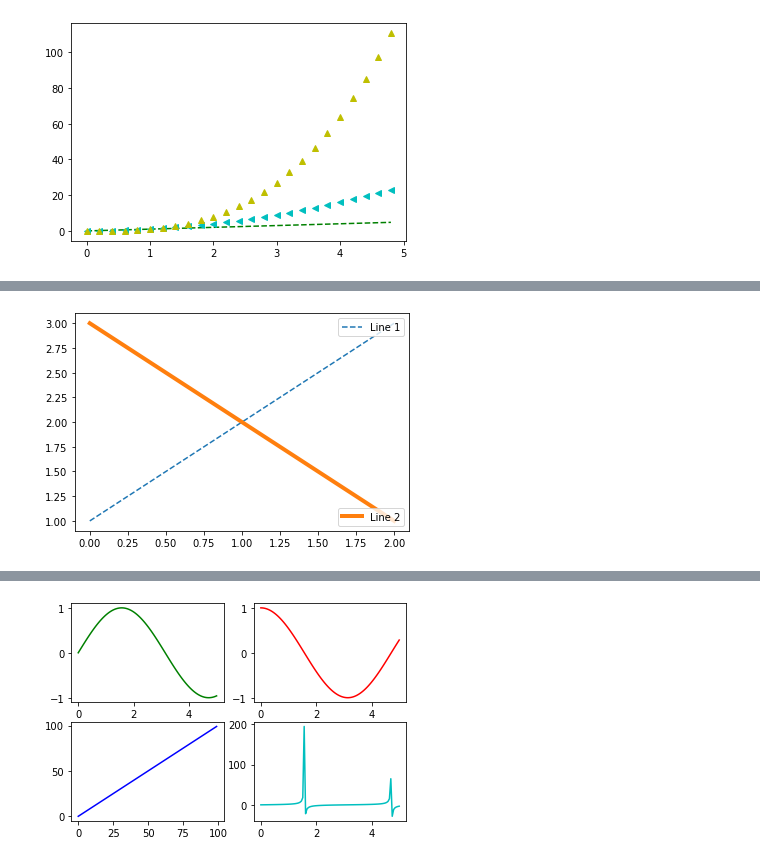
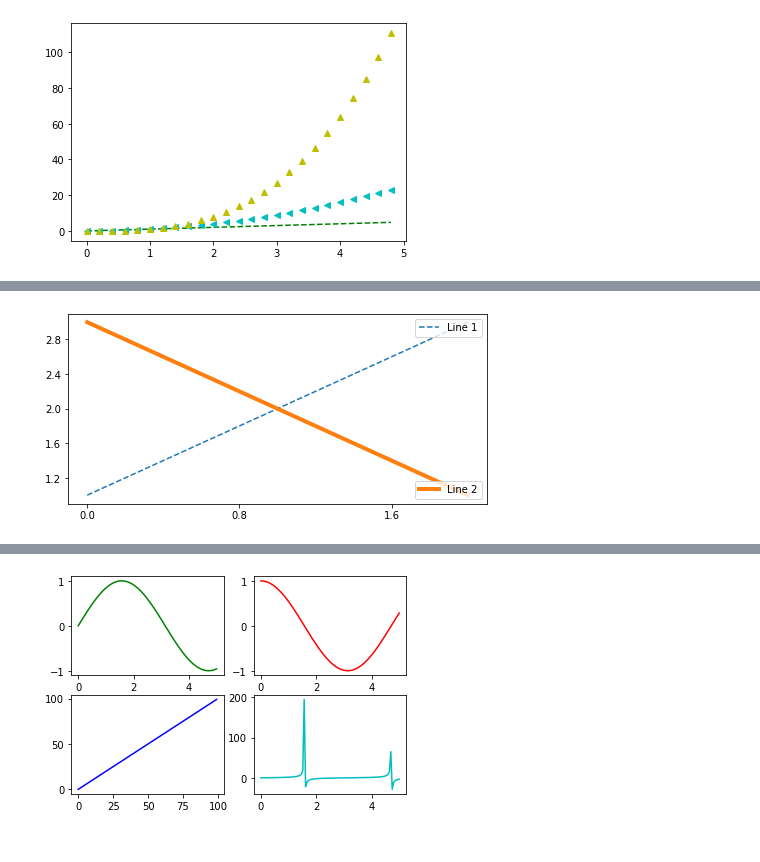
Before and after one commit to Jonish99/Fundamentals-of-Data-Analysis-Assessment, a Jupyter notebook: pyplot.ipynb, the cells around one changed output, grey strips where cells are left out. Cells and saved outputs as stored; diff of their text form; code cells hidden in the pictures.

Commit message:
Ticks and labels

```diff
--- a/pyplot.ipynb
+++ b/pyplot.ipynb
@@ -72,18 +92,24 @@ The following plot is adapted from a range of soureces to demonstrate many of fi
 # %%
-#(How To Display A Plot In Python using Matplotlib - ActiveState, 2021)
+# (How To Display A Plot In Python using Matplotlib - ActiveState, 2021)
 
 fig, ax = plt.subplots()
-line1, = ax.plot([1, 2, 3], label="Line 1", linestyle='--')
+line1, = ax.plot([1,2,3], label="Line 1", linestyle='--')
 line2, = ax.plot([3, 2, 1], label="Line 2", linewidth=4)
 
-# Create a legend. The legend is referenced to line as the axes in added to the variable line1 above. handles=[line1]
+# Create a legend. The legend is reference to line on the plotas the axes in added to the variable line1 above. handles=[line1]
 legend1 = ax.legend(handles=[line1], loc='upper right')
 #Legend a can be added manually, eg Legend 1
 # Add the legend manually to the Axes.
-ax.add_artist(first_legend)
+ax.add_artist(legend1)
 #Or as in the case of this legend added directly to the axes.
 ax.legend(handles=[line2], loc='lower right')
-#need to add ticks, titles, legend handleres and more
+#need to add ticks, titles, legend handlers and more
+plt.rcParams["figure.figsize"] = [7.50, 3.50]#Users can also control the size of the figure
+#rather than show all the ticks on an axis the MaxLocator method allows users to control the number of ticks on any axis
+#(VanderPlas, 2021)
+ax.xaxis.set_major_locator(plt.MaxNLocator(3))
+ax.yaxis.set_major_locator(plt.MaxNLocator(6))
+
 plt.show()
 # %% [output]
-[figure, old version]
+[figure, new version]
```
Also changed, not shown: parts of 10 cells of this notebook, 1 other file.
